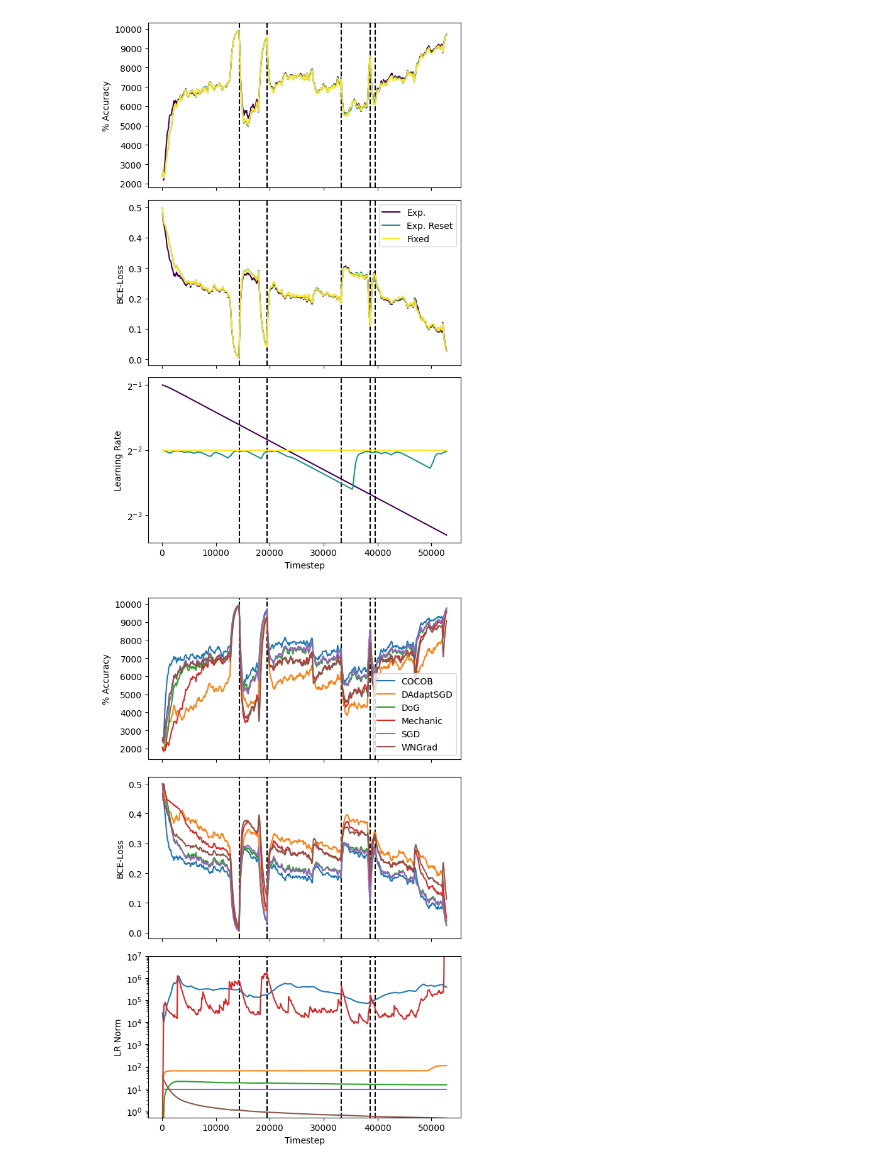
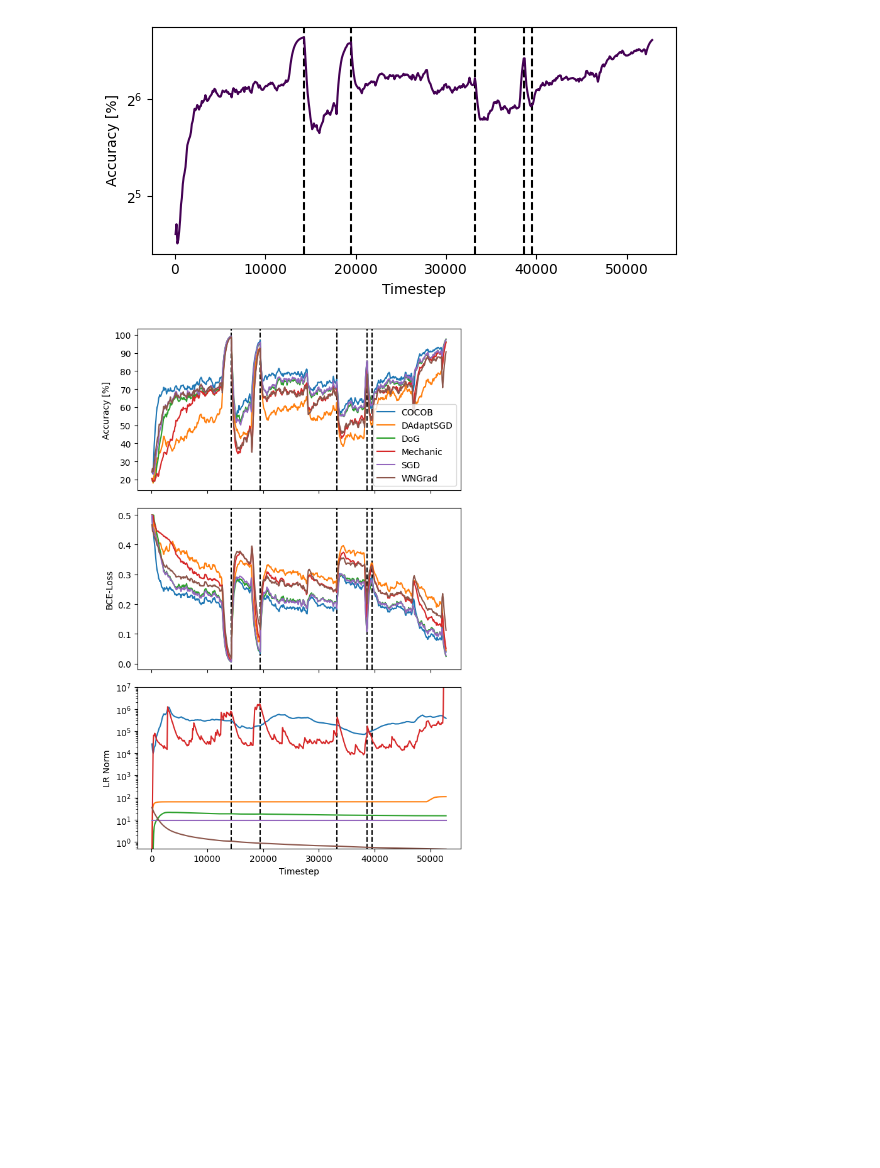
Before and after one commit to lucasczz/OLRONN, a Jupyter notebook: notebooks/effective_lrs.ipynb, the cells around one changed output. Drawn from its saved outputs; the diff is of its cells as text; code cells hidden in the pictures; blank space fills up the shorter version.

Commit message:
feat: update plots

```diff
--- a/notebooks/effective_lrs.ipynb
+++ b/notebooks/effective_lrs.ipynb
@@ -21,46 +21,47 @@ dfm['schedule'] = dfm['schedule'].apply(lambda x: x.title())
 # %%
 # Make Plot for Insects abrupt dataset
 schedules = [
-    "Exp.",
-    "Exp. Reset",
+    # "Exp.",
+    # "Exp. Reset",
     "Fixed",
 ]
 base_schedules = [schedule.strip(" Reset") for schedule in schedules]
 
 dfp = dfm[
     (dfm["dataset"] == "Insects abrupt")
     & (dfm["optimizer"] == "SGD")
     & (dfm["schedule"].isin(schedules))
 ]
 change_points = [14352, 19500, 33240, 38682, 39510]
-metrics = ["accuracy_mean", "loss_mean", "lr_mean"]
-names = ["% Accuracy", "BCE-Loss", "Learning Rate"]
+metrics = ["accuracy_mean"]
+names = ["Accuracy [%]"]
 
 cmapper = ValueColorMapper(values=schedules)
-fig, axs = plt.subplots(nrows=3, figsize=(6, 9), sharex=True)
+fig, axs = plt.subplots(nrows=1, figsize=(6, 3), sharex=True)
+axs = [axs]
 for row_idx, metric in enumerate(metrics):
     ax = axs[row_idx]
     for change_point in change_points:
         ax.axvline(change_point, color="black", linestyle="dashed")
     for schedule, dfs in dfp.groupby("schedule"):
         base_schedule = schedule.strip(" Reset")
         color = cmapper(schedule)
         ax.plot(
             dfs["step"],
             dfs[metric].ewm(alpha=0.2).mean(),
             c=color,
             label=schedule,
         )
 
 for ax, name in zip(axs, names):
     ax.set_ylabel(name)
 ax.set_yscale("log", base=2)
-axs[1].legend()
+# axs[1].legend()
 ax.set_xlabel("Timestep")
 fig.tight_layout()
-plt.savefig("../pub/figures/lr_norms_schedules_insects_abrupt.pdf")
+plt.savefig("../pub/figures/sgd_insects_abrupt.pdf")
 # %% [output]
-[figure, old version]
+[figure, new version]
 # %%
 # Make Plot for Insects abrupt dataset
 dfp = dfm.copy()
@@ -81,7 +82,7 @@ optimizers = [
 dfp = dfp[(dfp["dataset"] == "Insects abrupt") & (dfp["optimizer"].isin(optimizers))]
 change_points = [14352, 19500, 33240, 38682, 39510]
 metrics = ["accuracy_mean", "loss_mean", "lr_norm_mean"]
-names = ["% Accuracy", "BCE-Loss", "LR Norm"]
+names = ["Accuracy [%]", "BCE-Loss", "LR Norm"]
 
 cmapper = ValueColorMapper(values=dfp["optimizer"].unique())
 fig, axs = plt.subplots(nrows=3, figsize=(6, 9), sharex=True)
@@ -107,4 +108,4 @@ ax.set_xlabel("Timestep")
 fig.tight_layout()
 plt.savefig("../pub/figures/lr_norms_optims_insects_abrupt.pdf")
 # %% [output]
-[figure, old version]
+[figure, new version]
```
Also changed, not shown: 13 other files.
